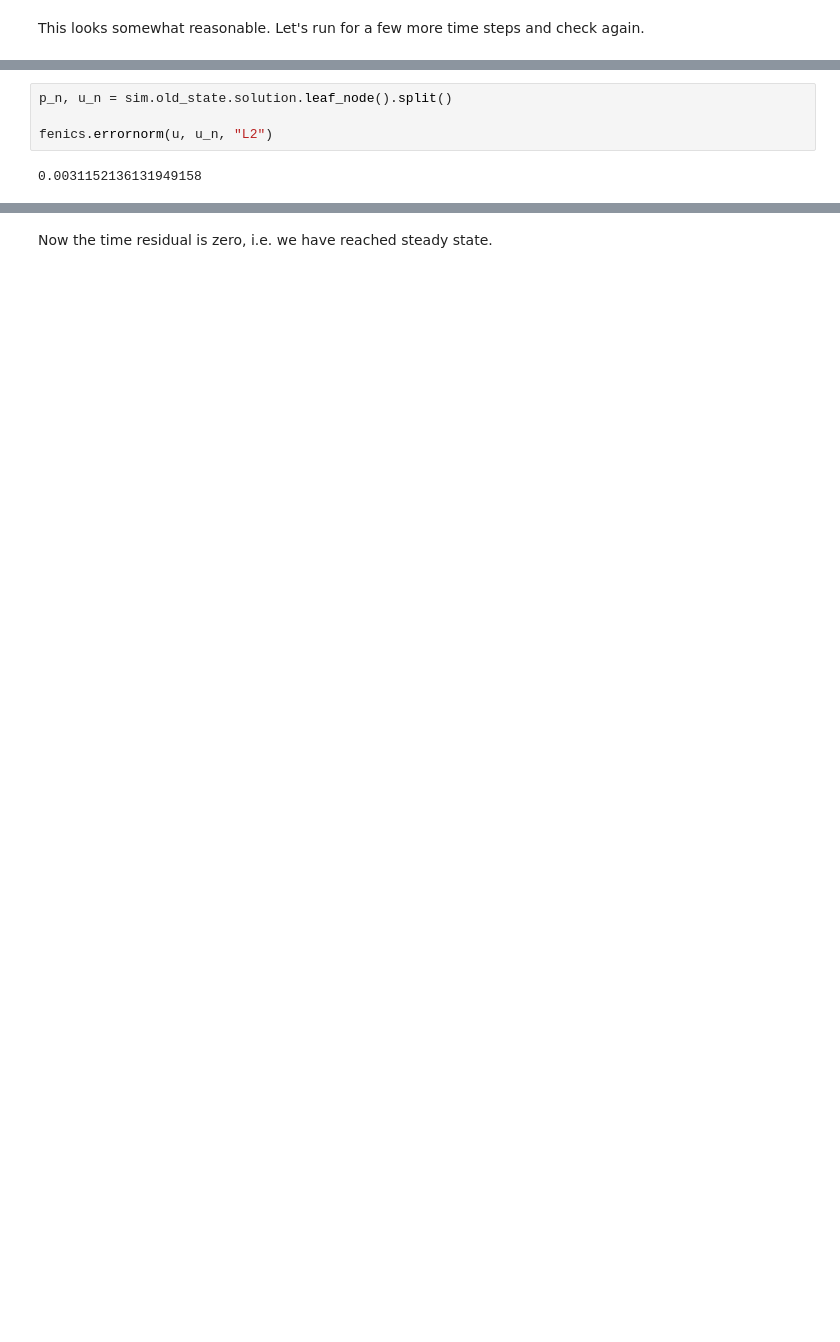
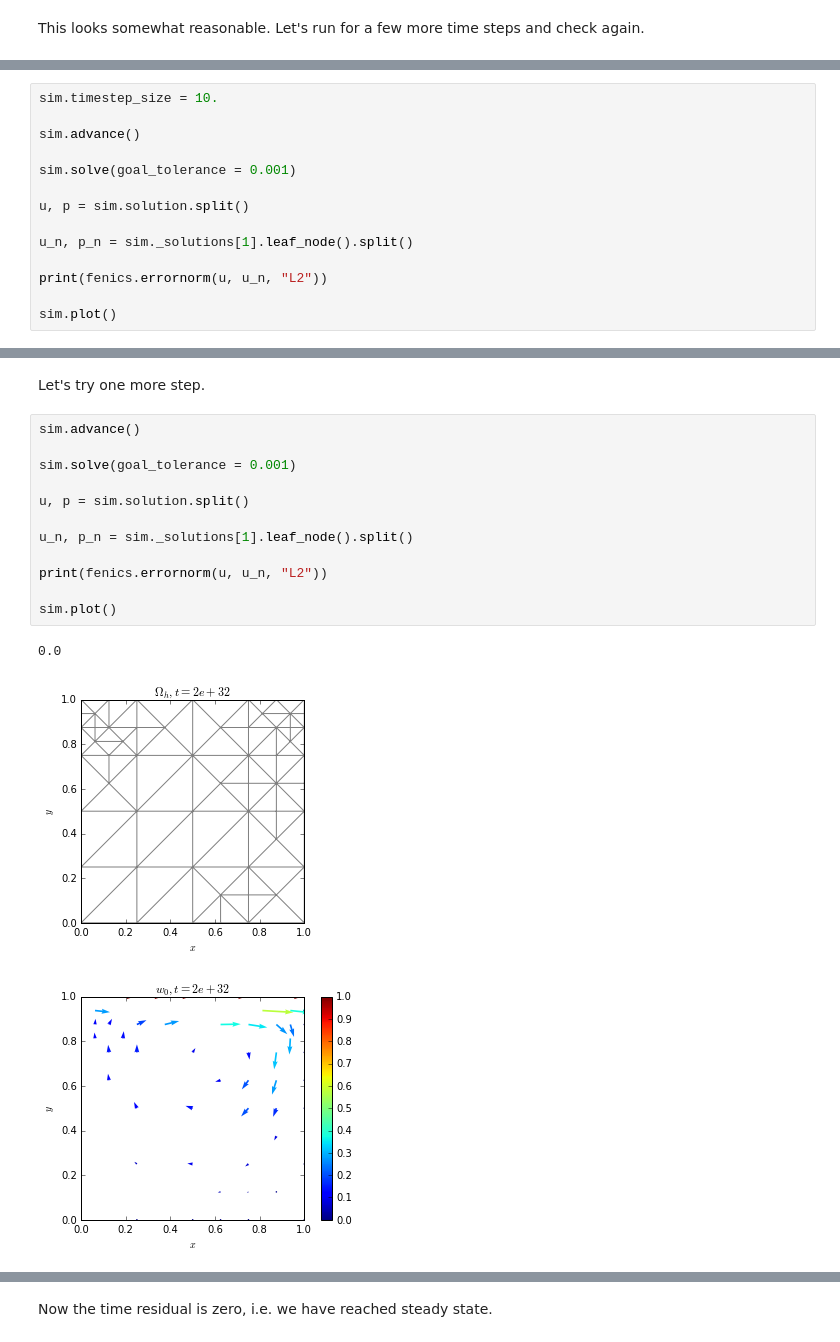
Before and after one commit to geo-fluid-dynamics/phaseflow-fenics, a Jupyter notebook: tutorials/SimulationAPI/LidDrivenCavity.ipynb, the cells around one changed output, grey strips where cells are left out. Cells and saved outputs as stored; diff of their text form; blank space fills up the shorter version.

```diff
--- a/tutorials/SimulationAPI/LidDrivenCavity.ipynb
+++ b/tutorials/SimulationAPI/LidDrivenCavity.ipynb
@@ -191,0 +194,14 @@ We can quantify how quickly the solution is changing in time:
+# %%
+sim.timestep_size = 10.
+
+sim.advance()
+
+sim.solve(goal_tolerance = 0.001)
+
+u, p = sim.solution.split()
+
+u_n, p_n = sim._solutions[1].leaf_node().split()
+
+print(fenics.errornorm(u, u_n, "L2"))
+
+sim.plot()
@@ -192,6 +234,18 @@ We can quantify how quickly the solution is changing in time:
+# %% [markdown]
+Let's try one more step.
 # %%
-p_n, u_n = sim.old_state.solution.leaf_node().split()
+sim.advance()
 
-fenics.errornorm(u, u_n, "L2")
+sim.solve(goal_tolerance = 0.001)
+
+u, p = sim.solution.split()
+
+u_n, p_n = sim._solutions[1].leaf_node().split()
+
+print(fenics.errornorm(u, u_n, "L2"))
+
+sim.plot()
 # %% [output]
-0.0031152136131949158
+0.0
+[figure, added]
+[figure, added]
```
Also changed, not shown: parts of 25 cells of this notebook, 15 other files.
